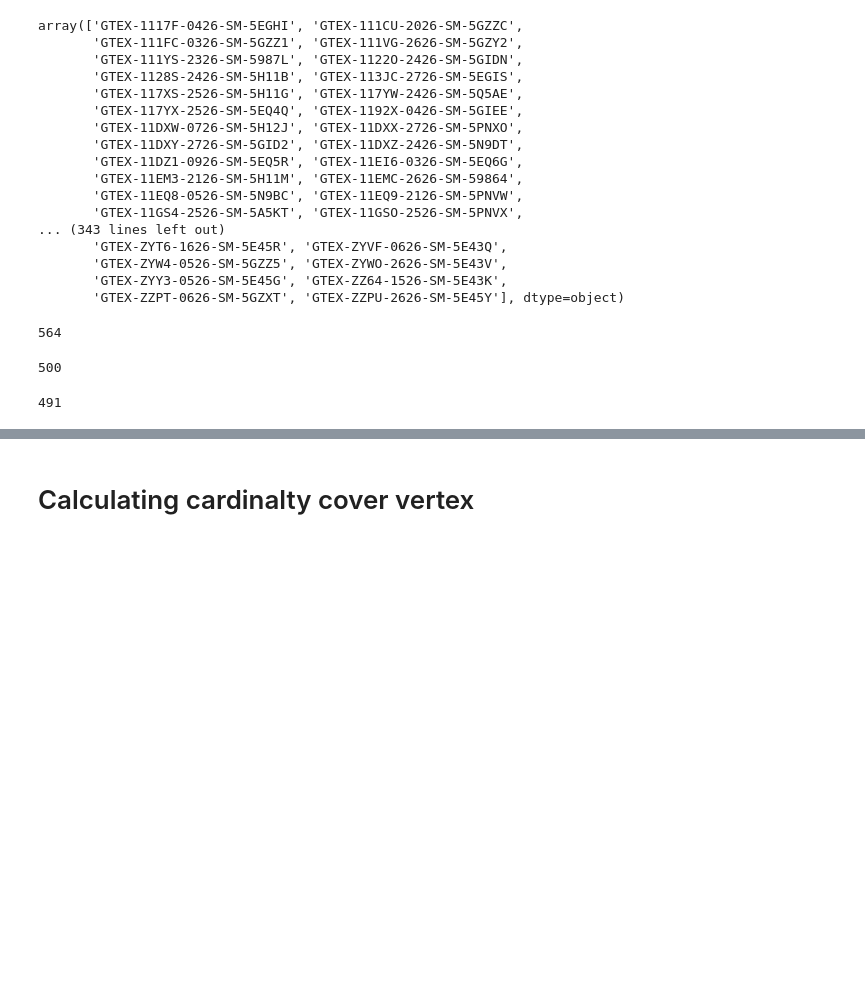
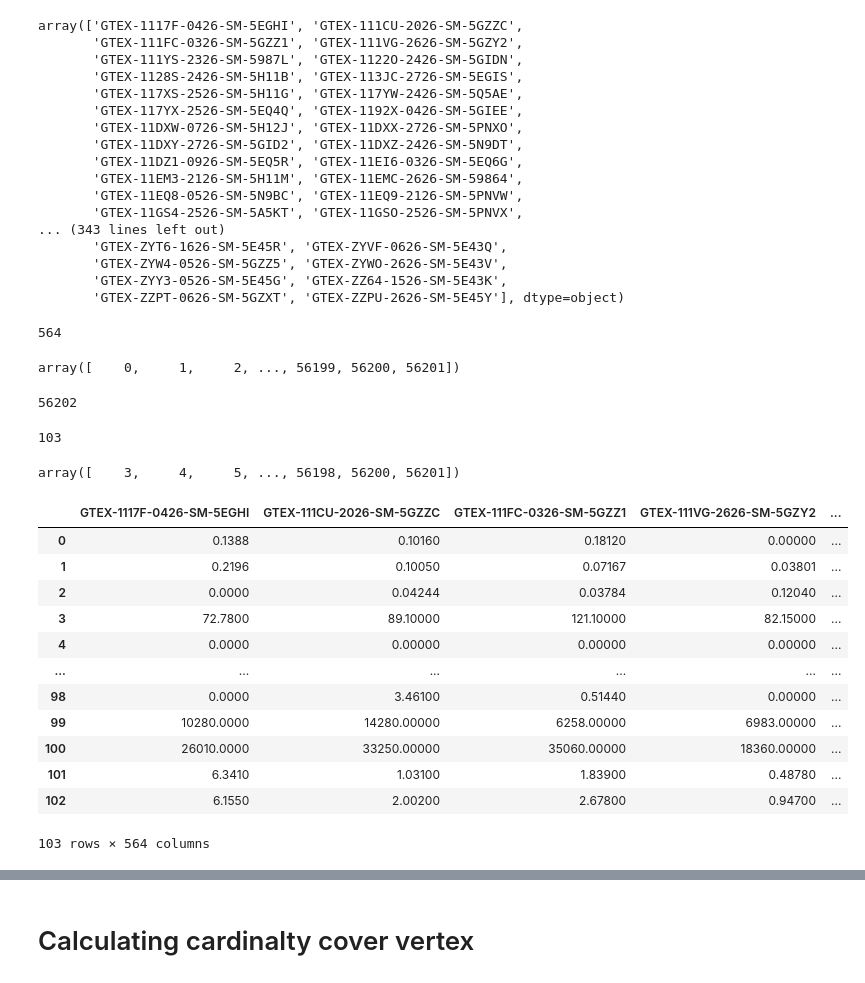
Before and after one commit to mohit-raghavendra/hormone-gene-interaction-analysis, a Jupyter notebook: conflict_graph_vertex_cover.ipynb, the cells around one changed output, grey strips where cells are left out. Drawn from its saved outputs; the diff is of its cells as text; code cells hidden in the pictures; blank space fills up the shorter version.

Commit message:
variance dataset vertex cover.

```diff
--- a/conflict_graph_vertex_cover.ipynb
+++ b/conflict_graph_vertex_cover.ipynb
@@ -35,15 +36,53 @@ len(common_columns)
 # %% [output]
 564
+# %%
+variance_dataframe = pd.read_csv('variance_dataset.csv')
+variance_dataframe.index.values
+# %% [output]
+array([    0,     1,     2, ..., 56199, 56200, 56201])
+# %%
+all_rows = pd.read_csv('GTEx_Analysis_2016-01-15_v7_RNASeQCv1.1.8_gene_tpm.gct', usecols = ['Name'], sep = '\t', header = 2)
+len(all_rows)
+# %% [output]
+56202
+# %%
+rows = variance_dataframe.nlargest(100, 'Variance').index.values
+rows = np.append(rows, [0, 1, 2])
+print(len(rows))
+skip_rows = np.setdiff1d(all_rows.index.values,rows)
+skip_rows
+# %% [output]
+103
+array([    3,     4,     5, ..., 56198, 56200, 56201])
+# %%
+def logic(index):
+    if index in skip_rows:
+        return True
+    return False
+
+small_dataset = pd.read_csv('GTEx_Analysis_2016-01-15_v7_RNASeQCv1.1.8_gene_tpm.gct', usecols = common_columns, sep = '\t', header = 2 , skiprows= lambda x: logic(x))
+small_dataset
+# %% [output]
+|  | GTEX-1117F-0426-SM-5EGHI | GTEX-111CU-2026-SM-5GZZC | GTEX-111FC-0326-SM-5GZZ1 | GTEX-111VG-2626-SM-5GZY2 | ... |
+| 0 | 0.1388 | 0.10160 | 0.18120 | 0.00000 | ... |
+| 1 | 0.2196 | 0.10050 | 0.07167 | 0.03801 | ... |
+| 2 | 0.0000 | 0.04244 | 0.03784 | 0.12040 | ... |
+| 3 | 72.7800 | 89.10000 | 121.10000 | 82.15000 | ... |
+| 4 | 0.0000 | 0.00000 | 0.00000 | 0.00000 | ... |
+| ... | ... | ... | ... | ... | ... |
+| 98 | 0.0000 | 3.46100 | 0.51440 | 0.00000 | ... |
+| 99 | 10280.0000 | 14280.00000 | 6258.00000 | 6983.00000 | ... |
+| 100 | 26010.0000 | 33250.00000 | 35060.00000 | 18360.00000 | ... |
+| 101 | 6.3410 | 1.03100 | 1.83900 | 0.48780 | ... |
+| 102 | 6.1550 | 2.00200 | 2.67800 | 0.94700 | ... |
+103 rows × 564 columns
 # %%
-dataset = pd.read_csv('GTEx_Analysis_2016-01-15_v7_RNASeQCv1.1.8_gene_tpm.gct', usecols = common_columns, sep = '\t', header = 2 , nrows = 500)
+#dataset = pd.read_csv('GTEx_Analysis_2016-01-15_v7_RNASeQCv1.1.8_gene_tpm.gct', usecols = common_columns, sep = '\t', header = 2 , nrows = 50)
 #dataset = dataset1.drop('Description', axis = 1)
-print(len(dataset))
+#print(len(dataset))
 
-for i in dataset.index.values:
-    if np.sum(dataset.loc[i].values) == 0.0:
-        dataset = dataset.drop(i, axis=0)
+#for i in dataset.index.values:
+#    if np.sum(dataset.loc[i].values) == 0.0:
+#        dataset = dataset.drop(i, axis=0)
 
-len(dataset)
+#len(dataset)
-# %% [output]
-500
-491
```
Also changed, not shown: parts of 16 cells of this notebook.
